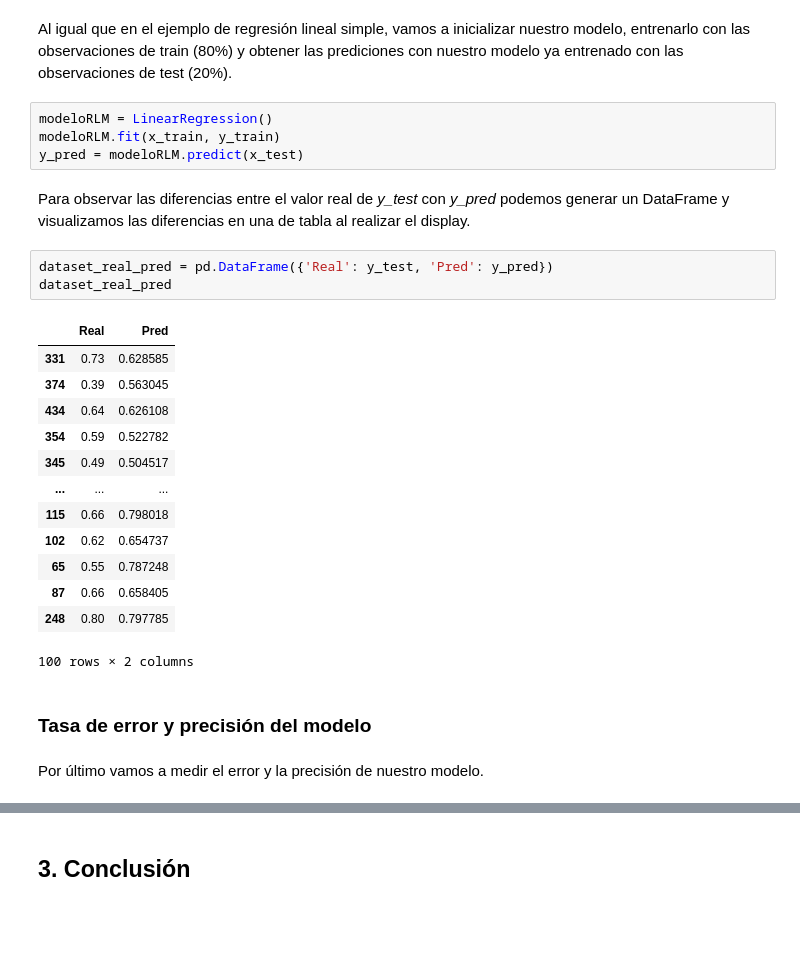
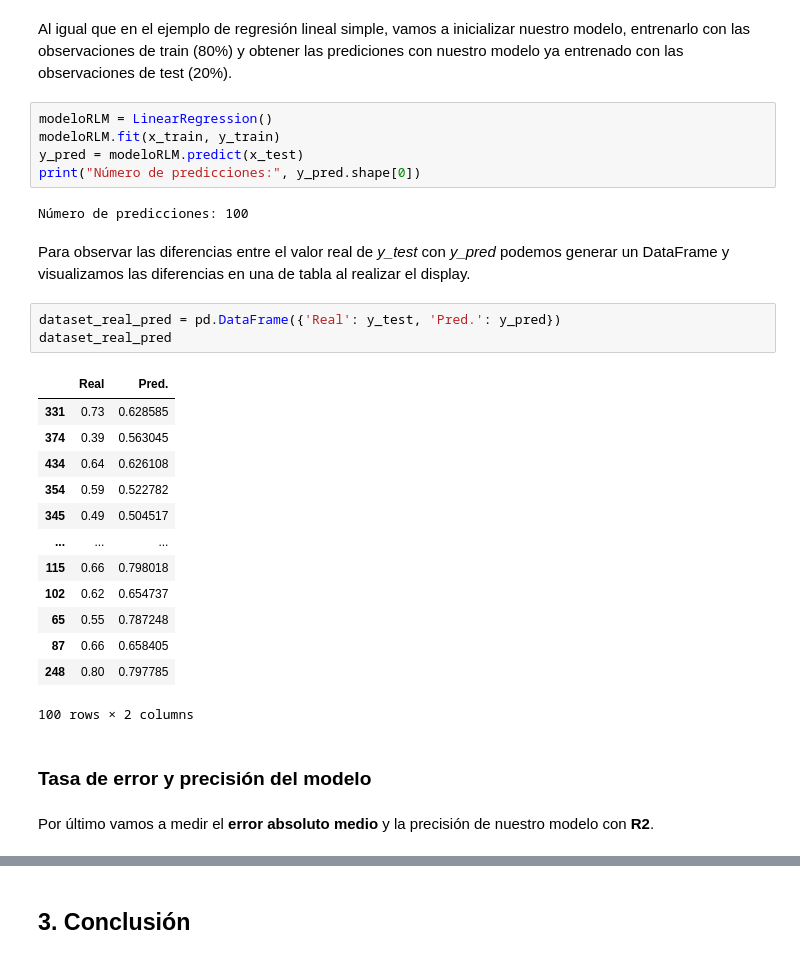
Before and after one commit to m1gu3lfj/Python-Machine-Learning, a Jupyter notebook: 2_Linear Regression/AdmisionUniversidad.ipynb, the cells around one changed output, grey strips where cells are left out. Drawn from its saved outputs; the diff is of its cells as text; blank space fills up the shorter version.

```diff
--- a/2_Linear Regression/AdmisionUniversidad.ipynb
+++ b/2_Linear Regression/AdmisionUniversidad.ipynb
@@ -267,13 +287,16 @@ Al igual que en el ejemplo de regresión lineal simple, vamos a inicializar nues
 modeloRLM = LinearRegression()
 modeloRLM.fit(x_train, y_train)
 y_pred = modeloRLM.predict(x_test)
+print("Número de predicciones:", y_pred.shape[0])
+# %% [output]
+Número de predicciones: 100
 # %% [markdown]
 Para observar las diferencias entre el valor real de *y_test* con *y_pred* podemos generar un DataFrame y visualizamos las diferencias en una de tabla al realizar el display.
 # %%
-dataset_real_pred = pd.DataFrame({'Real': y_test, 'Pred': y_pred})
+dataset_real_pred = pd.DataFrame({'Real': y_test, 'Pred.': y_pred})
 dataset_real_pred
 # %% [output]
-|  | Real | Pred |
+|  | Real | Pred. |
 | 331 | 0.73 | 0.628585 |
 | 374 | 0.39 | 0.563045 |
 | 434 | 0.64 | 0.626108 |
@@ -289,5 +312,5 @@ dataset_real_pred
 # %% [markdown]
 ### Tasa de error y precisión del modelo
 # %% [markdown]
-Por último vamos a medir el error y la precisión de nuestro modelo.
+Por último vamos a medir el **error absoluto medio** y la precisión de nuestro modelo con **R2**.
 # %%
```
Also changed, not shown: parts of 11 cells of this notebook.
